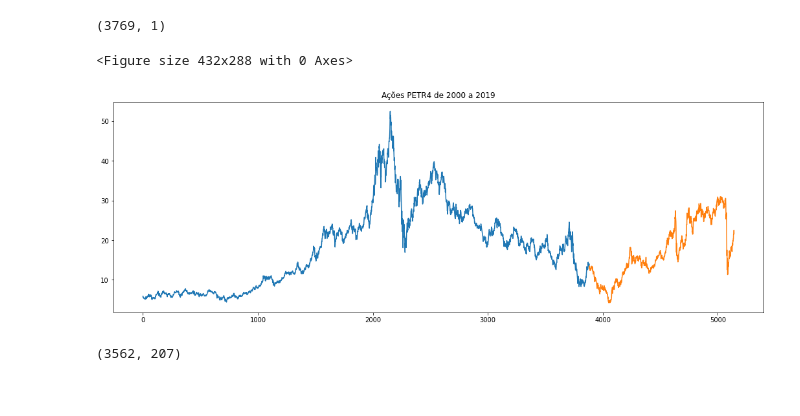
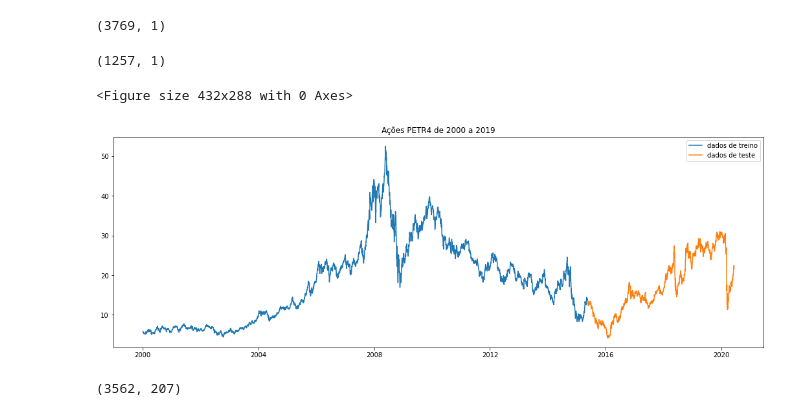
Before and after one commit to RodolfoViegas/RNN_PETR4, a Jupyter notebook: Preparação_das_series_temporais(sem_diff_e_sem_log_transform).ipynb, the cells around one changed output. Drawn from its saved outputs; the diff is of its cells as text; code cells hidden in the pictures.

```diff
--- a/Preparação_das_series_temporais(sem_diff_e_sem_log_transform).ipynb
+++ b/Preparação_das_series_temporais(sem_diff_e_sem_log_transform).ipynb
@@ -148,4 +154,8 @@ test_data = data[tamanho:]
 train_data.shape
 # %% [output]
 (3769, 1)
+# %%
+test_data.shape
+# %% [output]
+(1257, 1)
 # %%
@@ -154,14 +165,19 @@ train_data = train_data.reshape((train_data.shape[0],1))
 test_data = test_data.reshape((test_data.shape[0],1))
 # %%
 plt.clf()
+
+#fig, ax = plt.subplots()
+
 plt.figure(figsize=(18,6))
+
 plt.title("Ações PETR4 de 2000 a 2019")
-plt.plot(df['Close'].iloc[:tamanho])
-plt.plot(df['Close'].iloc[tamanho:])
+plt.plot(df['Date'].iloc[:tamanho],df['Close'].iloc[:tamanho], label='dados de treino')
+plt.plot(df['Date'].iloc[tamanho:],df['Close'].iloc[tamanho:], label='dados de teste')
+plt.legend()
 plt.show()
 # %% [output]
 <Figure size 432x288 with 0 Axes>
-[figure, old version]
+[figure, new version]
 # %%
 # Normalização dos valores para serem entre 0 e 1
 
```
Also changed, not shown: parts of 19 cells of this notebook.
